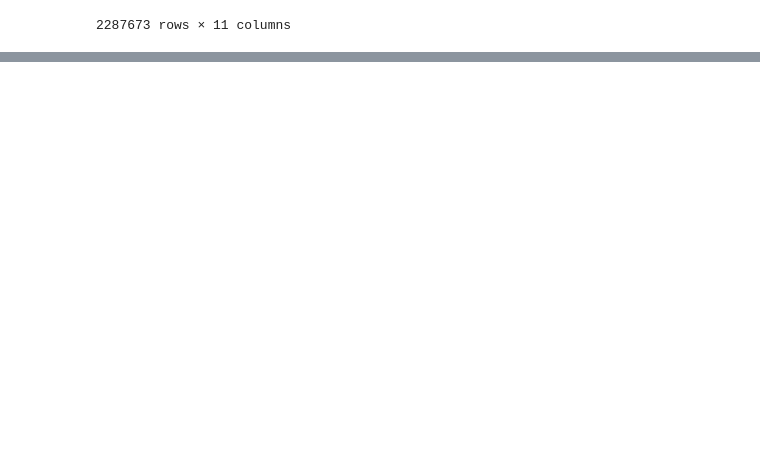
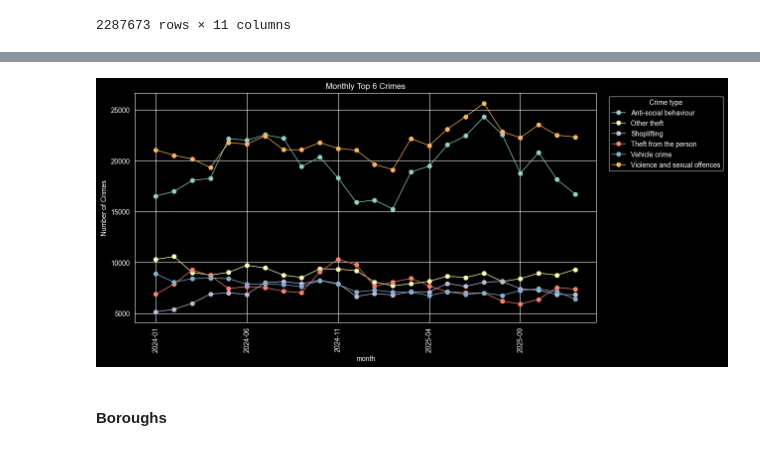
Before and after one commit to samaddmirzaa/london-crime-hotspot-prediction, a Jupyter notebook: notebooks/03_EDA.ipynb, the cells around one changed output, grey strips where cells are left out. Drawn from its saved outputs; the diff is of its cells as text; code cells hidden in the pictures; blank space fills up the shorter version.

```diff
--- a/notebooks/03_EDA.ipynb
+++ b/notebooks/03_EDA.ipynb
@@ -34,0 +106,4 @@ df
+# %%
+# Top 6 crimes by volume
+top_6 = df["crime_type"].value_counts().head(6).index.tolist()
+top_6
@@ -34,0 +117,9 @@ df
+# %%
+pivot = (
+    df[df["crime_type"].isin(top_6)]
+    .groupby(["month", "crime_type"])
+    .size()
+    .unstack("crime_type")
+)
+
+pivot
@@ -34,0 +145,15 @@ df
+# %%
+fig, ax = plt.subplots(figsize=(12,6))
+pivot.plot(ax=ax, linewidth=1, marker="o")
+
+ax.set_title("Monthly Top 6 Crimes")
+ax.set_ylabel("Number of Crimes")
+ax.tick_params(axis="x", rotation=90)
+ax.legend(title="Crime type", bbox_to_anchor=(1.02, 1), loc="upper left")
+;
+
+fig.savefig(figures_dir / "03_seasonality_by_type.png", bbox_inches="tight")
+# %% [output]
+[figure, added]
+# %% [markdown]
+#### Boroughs
```
Also changed, not shown: parts of 15 cells of this notebook, 5 other files.
